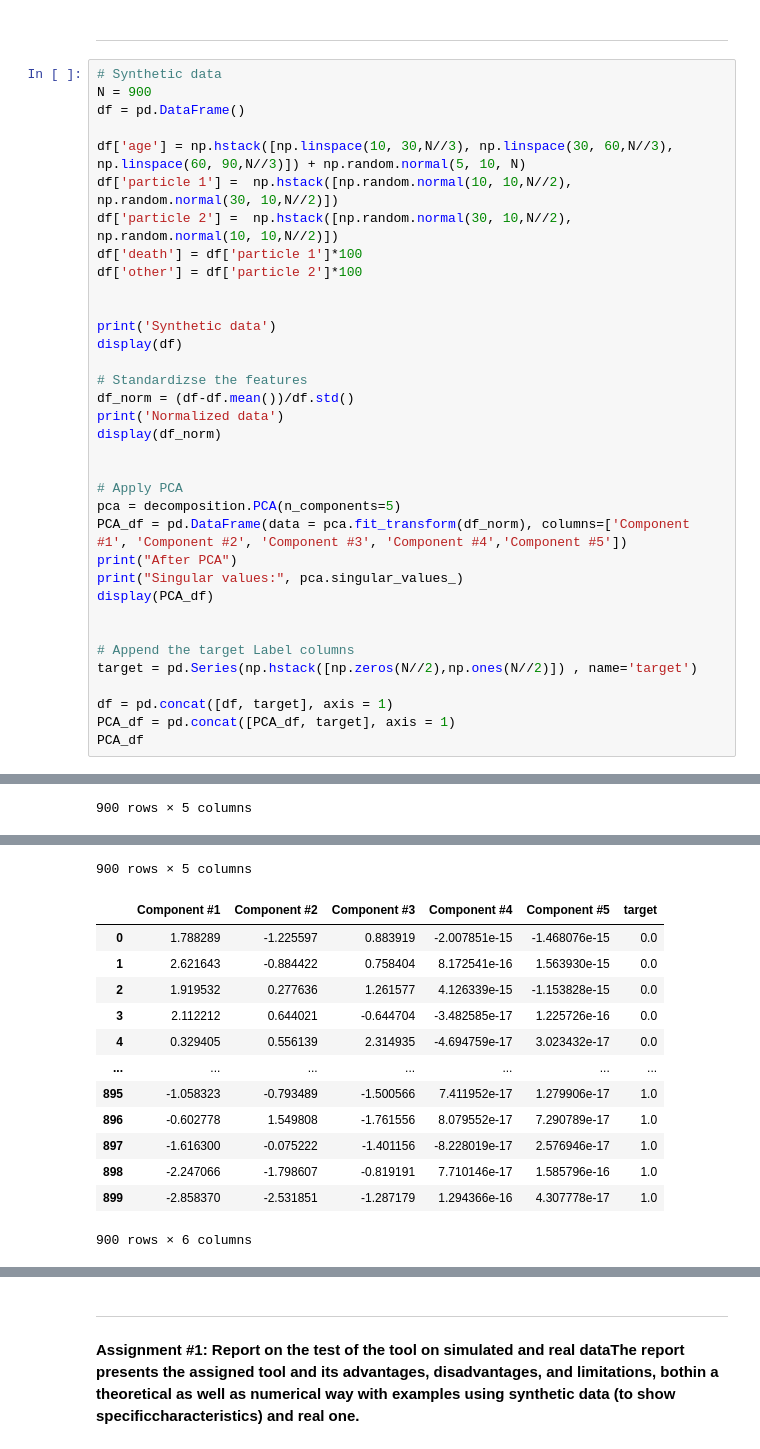
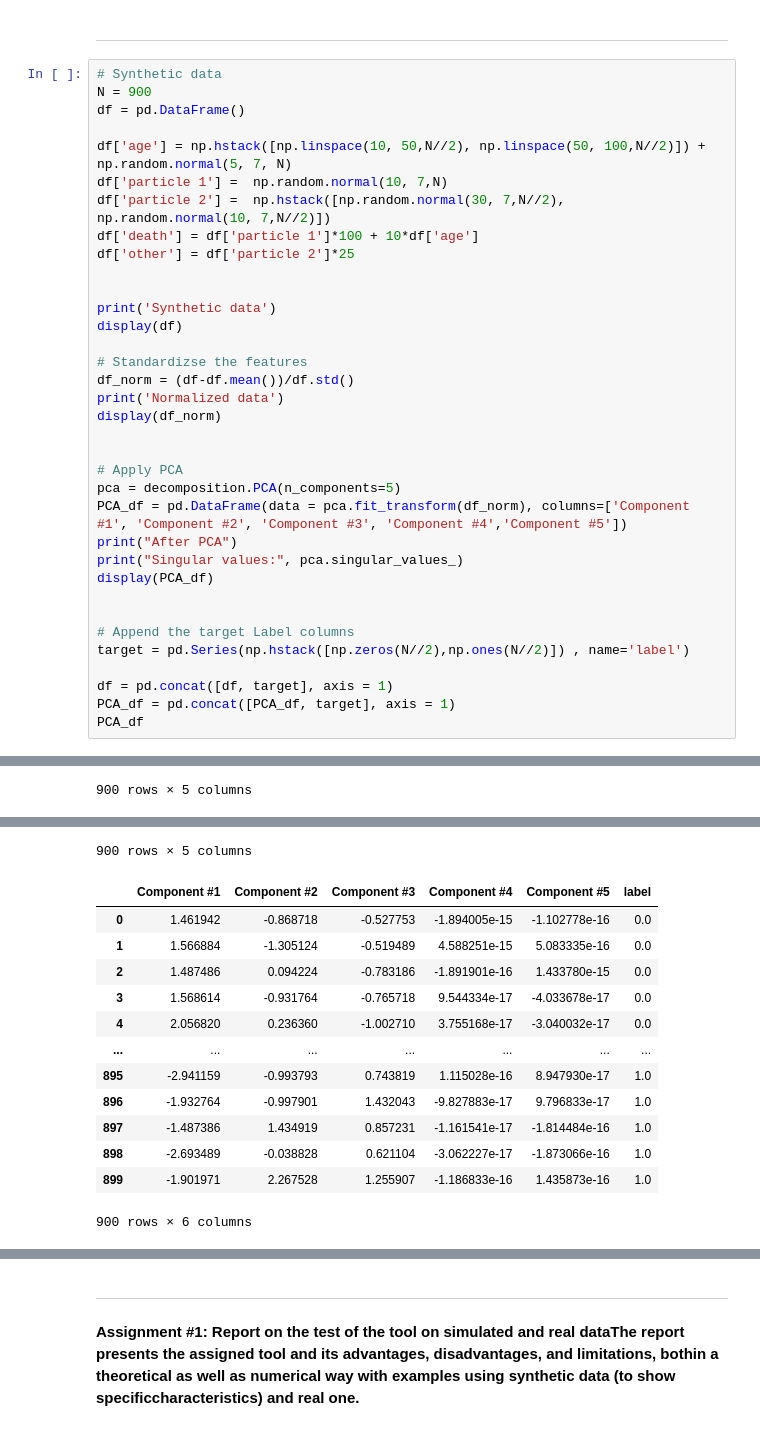
Before and after one commit to donaca/COVID19PM2.5, a Jupyter notebook: notebook_tim.ipynb, the cells around one changed output, grey strips where cells are left out. Saved outputs shown, nothing was run; the diff lists cells and outputs as text.

```diff
--- a/notebook_tim.ipynb
+++ b/notebook_tim.ipynb
@@ -178,11 +178,11 @@ plt.show()
 N = 900
 df = pd.DataFrame()
 
-df['age'] = np.hstack([np.linspace(10, 30,N//3), np.linspace(30, 60,N//3), np.linspace(60, 90,N//3)]) + np.random.normal(5, 10, N)
-df['particle 1'] =  np.hstack([np.random.normal(10, 10,N//2), np.random.normal(30, 10,N//2)])
-df['particle 2'] =  np.hstack([np.random.normal(30, 10,N//2), np.random.normal(10, 10,N//2)])
-df['death'] = df['particle 1']*100
-df['other'] = df['particle 2']*100
+df['age'] = np.hstack([np.linspace(10, 50,N//2), np.linspace(50, 100,N//2)]) + np.random.normal(5, 7, N)
+df['particle 1'] =  np.random.normal(10, 7,N)
+df['particle 2'] =  np.hstack([np.random.normal(30, 7,N//2), np.random.normal(10, 7,N//2)])
+df['death'] = df['particle 1']*100 + 10*df['age']
+df['other'] = df['particle 2']*25
 
 
 print('Synthetic data')
@@ -203,7 +203,7 @@ display(PCA_df)
 
 
 # Append the target Label columns
-target = pd.Series(np.hstack([np.zeros(N//2),np.ones(N//2)]) , name='target')
+target = pd.Series(np.hstack([np.zeros(N//2),np.ones(N//2)]) , name='label')
 
 df = pd.concat([df, target], axis = 1)
 PCA_df = pd.concat([PCA_df, target], axis = 1)
@@ -255,15 +255,15 @@ Singular values: [5.63896938e+01 2.97100287e+01 2.07970341e+01 5.52735451e-15
 900 rows × 5 columns
-|  | Component #1 | Component #2 | Component #3 | Component #4 | Component #5 | target |
-| 0 | 1.788289 | -1.225597 | 0.883919 | -2.007851e-15 | -1.468076e-15 | 0.0 |
-| 1 | 2.621643 | -0.884422 | 0.758404 | 8.172541e-16 | 1.563930e-15 | 0.0 |
-| 2 | 1.919532 | 0.277636 | 1.261577 | 4.126339e-15 | -1.153828e-15 | 0.0 |
-| 3 | 2.112212 | 0.644021 | -0.644704 | -3.482585e-17 | 1.225726e-16 | 0.0 |
-| 4 | 0.329405 | 0.556139 | 2.314935 | -4.694759e-17 | 3.023432e-17 | 0.0 |
+|  | Component #1 | Component #2 | Component #3 | Component #4 | Component #5 | label |
+| 0 | 1.461942 | -0.868718 | -0.527753 | -1.894005e-15 | -1.102778e-16 | 0.0 |
+| 1 | 1.566884 | -1.305124 | -0.519489 | 4.588251e-15 | 5.083335e-16 | 0.0 |
+| 2 | 1.487486 | 0.094224 | -0.783186 | -1.891901e-16 | 1.433780e-15 | 0.0 |
+| 3 | 1.568614 | -0.931764 | -0.765718 | 9.544334e-17 | -4.033678e-17 | 0.0 |
+| 4 | 2.056820 | 0.236360 | -1.002710 | 3.755168e-17 | -3.040032e-17 | 0.0 |
 | ... | ... | ... | ... | ... | ... | ... |
-| 895 | -1.058323 | -0.793489 | -1.500566 | 7.411952e-17 | 1.279906e-17 | 1.0 |
-| 896 | -0.602778 | 1.549808 | -1.761556 | 8.079552e-17 | 7.290789e-17 | 1.0 |
-| 897 | -1.616300 | -0.075222 | -1.401156 | -8.228019e-17 | 2.576946e-17 | 1.0 |
-| 898 | -2.247066 | -1.798607 | -0.819191 | 7.710146e-17 | 1.585796e-16 | 1.0 |
-| 899 | -2.858370 | -2.531851 | -1.287179 | 1.294366e-16 | 4.307778e-17 | 1.0 |
+| 895 | -2.941159 | -0.993793 | 0.743819 | 1.115028e-16 | 8.947930e-17 | 1.0 |
+| 896 | -1.932764 | -0.997901 | 1.432043 | -9.827883e-17 | 9.796833e-17 | 1.0 |
+| 897 | -1.487386 | 1.434919 | 0.857231 | -1.161541e-17 | -1.814484e-16 | 1.0 |
+| 898 | -2.693489 | -0.038828 | 0.621104 | -3.062227e-17 | -1.873066e-16 | 1.0 |
+| 899 | -1.901971 | 2.267528 | 1.255907 | -1.186833e-16 | 1.435873e-16 | 1.0 |
 900 rows × 6 columns
 # %%
```
Also changed, not shown: parts of 5 cells of this notebook, 5 other files.
